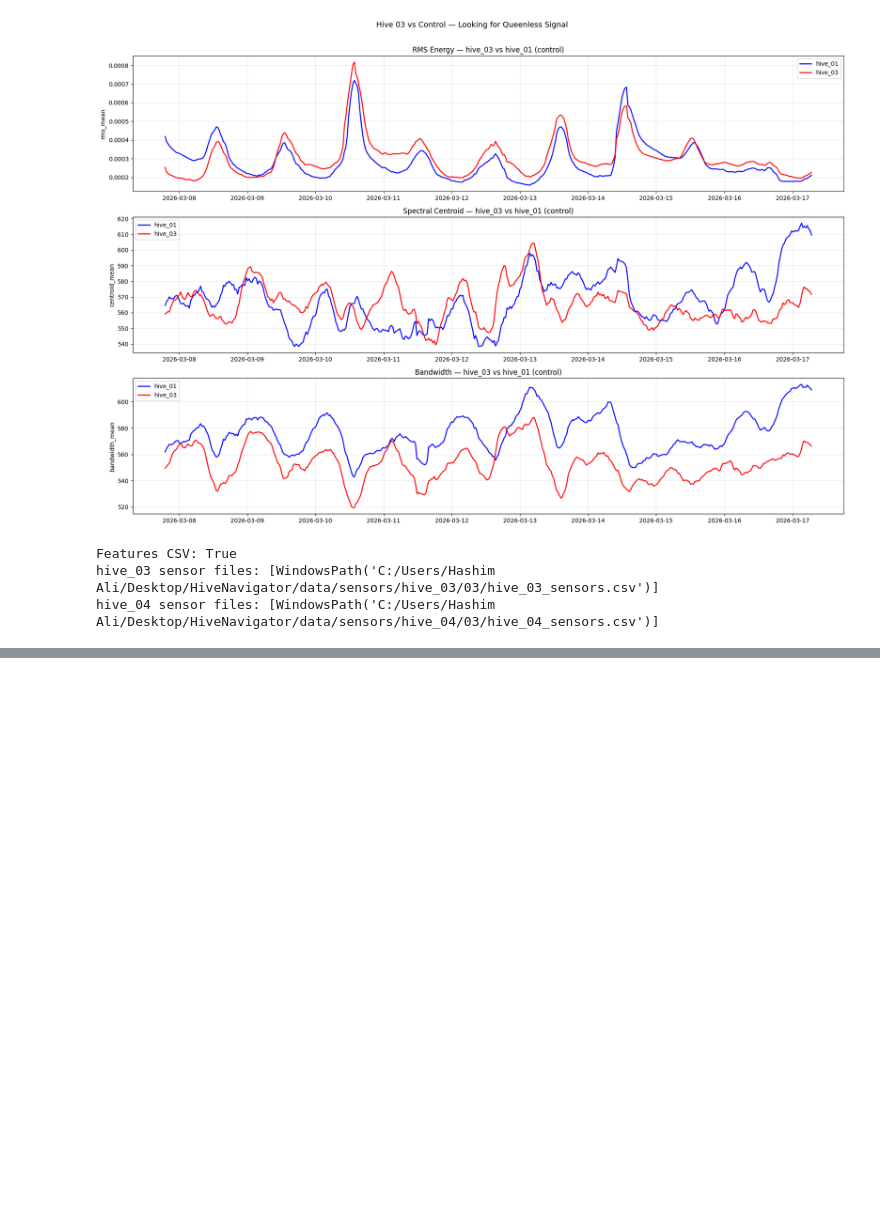
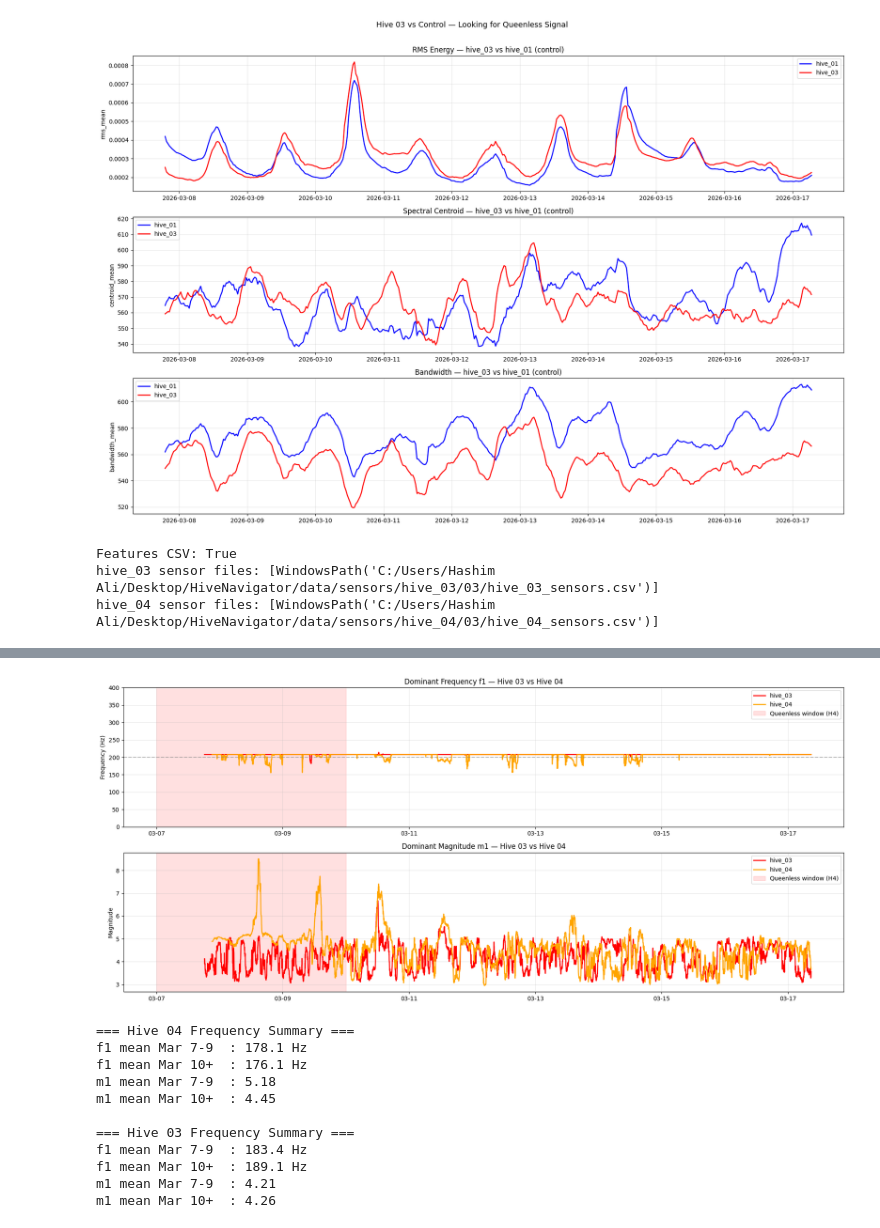
Before and after one commit to hashimminhas/hive-signal-analysis, a Jupyter notebook: notebooks/analysis.ipynb, the cells around one changed output, grey strips where cells are left out. Drawn from its saved outputs; the diff is of its cells as text; code cells hidden in the pictures; blank space fills up the shorter version.

```diff
--- a/notebooks/analysis.ipynb
+++ b/notebooks/analysis.ipynb
@@ -550,0 +644,64 @@ hive_04 sensor files: [WindowsPath('C:/Users/Hashim Ali/Desktop/HiveNavigator/da
+# %%
+# ── Plot 3: Direct comparison hive_03 vs hive_04 on f1 and m1 ─────────
+fig, axes = plt.subplots(2, 1, figsize=(18, 8))
+
+# f1 comparison
+for acc, name, color in [(acc3,'hive_03','red'), (acc4,'hive_04','orange')]:
+    s = acc['f1'].rolling(60, center=True).median()
+    axes[0].plot(acc['timestamp'], s, color=color, label=name, linewidth=1.8)
+axes[0].axvspan(pd.Timestamp('2026-03-07'), pd.Timestamp('2026-03-10'),
+                alpha=0.12, color='red', label='Queenless window (H4)')
+axes[0].set_title('Dominant Frequency f1 — Hive 03 vs Hive 04')
+axes[0].set_ylabel('Frequency (Hz)')
+axes[0].set_ylim(0, 400)
+axes[0].legend()
+axes[0].grid(True, alpha=0.3)
+axes[0].axhline(y=200, color='gray', linestyle='--', alpha=0.5, label='200 Hz reference')
+
+# m1 comparison
+for acc, name, color in [(acc3,'hive_03','red'), (acc4,'hive_04','orange')]:
+    s = acc['m1'].rolling(60, center=True).median()
+    axes[1].plot(acc['timestamp'], s, color=color, label=name, linewidth=1.8)
+axes[1].axvspan(pd.Timestamp('2026-03-07'), pd.Timestamp('2026-03-10'),
+                alpha=0.12, color='red', label='Queenless window (H4)')
+axes[1].set_title('Dominant Magnitude m1 — Hive 03 vs Hive 04')
+axes[1].set_ylabel('Magnitude')
+axes[1].legend()
+axes[1].grid(True, alpha=0.3)
+
+for ax in axes:
+    ax.xaxis.set_major_formatter(mdates.DateFormatter('%m-%d'))
+
+plt.tight_layout()
+plt.savefig('../report/accel_hive03_vs_hive04.png', dpi=150, bbox_inches='tight')
+plt.show()
+
+# Print summary statistics
+print("=== Hive 04 Frequency Summary ===")
+h4_early = acc4[acc4['timestamp'] < '2026-03-10']
+h4_late  = acc4[acc4['timestamp'] >= '2026-03-10']
+print(f"f1 mean Mar 7-9  : {h4_early['f1'].mean():.1f} Hz")
+print(f"f1 mean Mar 10+  : {h4_late['f1'].mean():.1f} Hz")
+print(f"m1 mean Mar 7-9  : {h4_early['m1'].mean():.2f}")
+print(f"m1 mean Mar 10+  : {h4_late['m1'].mean():.2f}")
+
+print("\n=== Hive 03 Frequency Summary ===")
+h3_early = acc3[acc3['timestamp'] < '2026-03-10']
+h3_late  = acc3[acc3['timestamp'] >= '2026-03-10']
+print(f"f1 mean Mar 7-9  : {h3_early['f1'].mean():.1f} Hz")
+print(f"f1 mean Mar 10+  : {h3_late['f1'].mean():.1f} Hz")
+print(f"m1 mean Mar 7-9  : {h3_early['m1'].mean():.2f}")
+print(f"m1 mean Mar 10+  : {h3_late['m1'].mean():.2f}")
+# %% [output]
+[figure, added]
+=== Hive 04 Frequency Summary ===
+f1 mean Mar 7-9  : 178.1 Hz
+f1 mean Mar 10+  : 176.1 Hz
+m1 mean Mar 7-9  : 5.18
+m1 mean Mar 10+  : 4.45
+
+=== Hive 03 Frequency Summary ===
+f1 mean Mar 7-9  : 183.4 Hz
+f1 mean Mar 10+  : 189.1 Hz
+m1 mean Mar 7-9  : 4.21
+m1 mean Mar 10+  : 4.26
```
Also changed, not shown: parts of 4 cells of this notebook, 4 other files.
